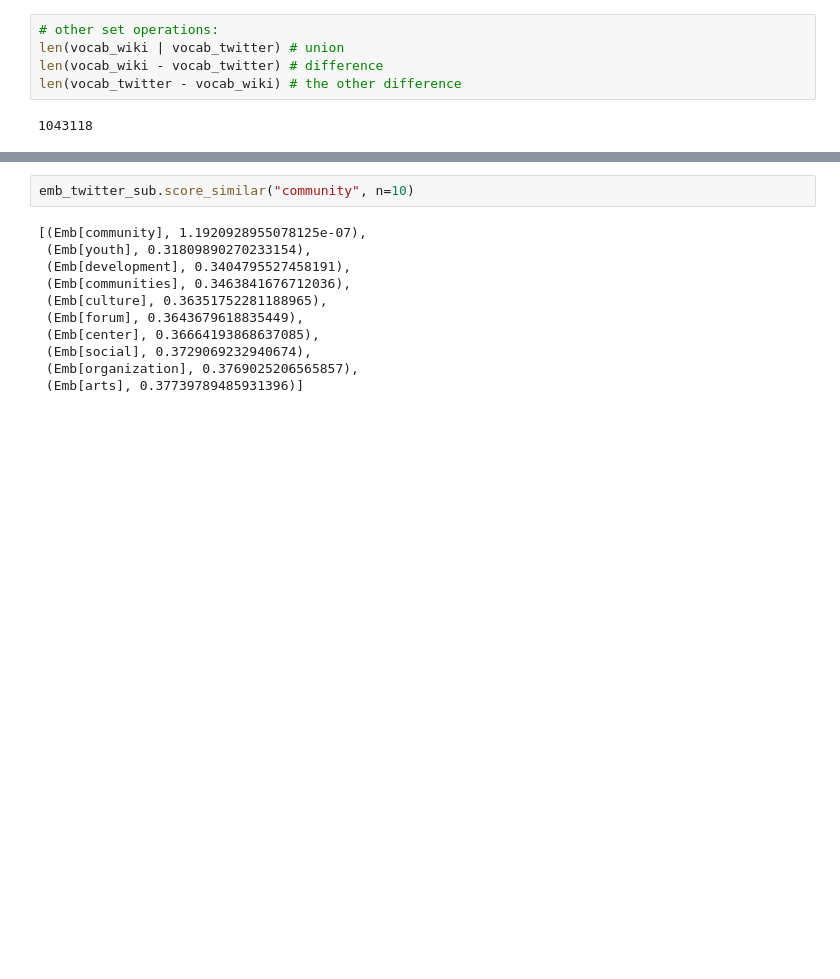
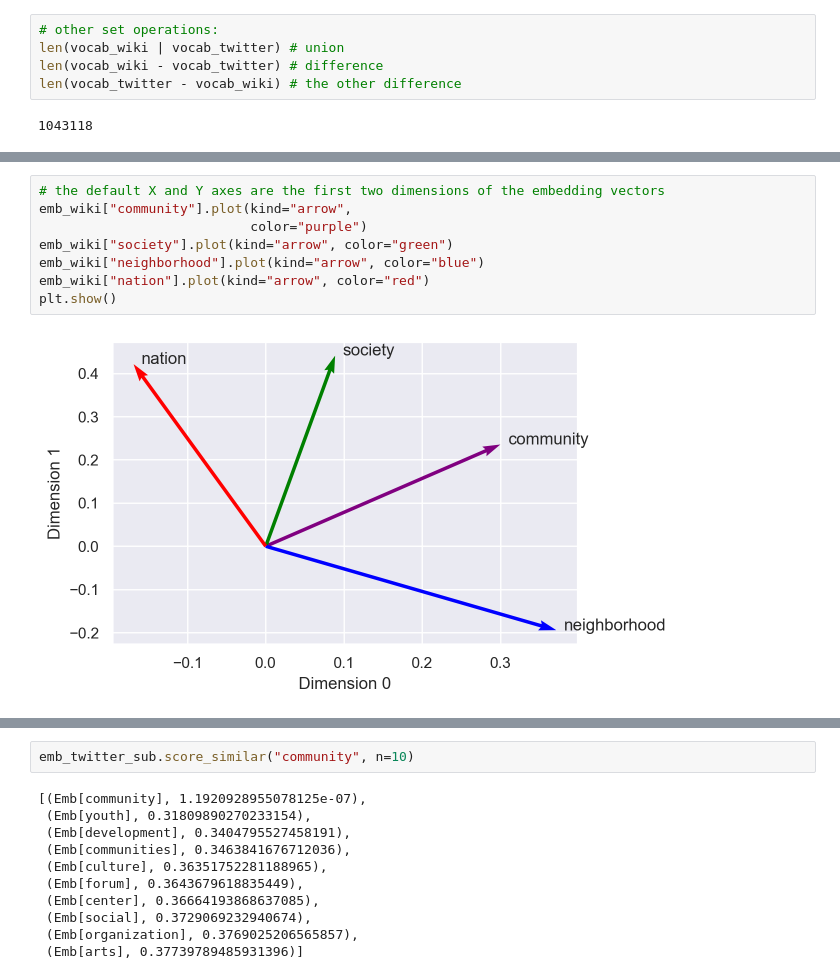
Before and after one commit to ccgilroy/community-discourse, a Jupyter notebook: word-similarity.ipynb, the cells around one changed output, grey strips where cells are left out. Saved outputs shown, nothing was run; the diff lists cells and outputs as text; blank space fills up the shorter version.

```diff
--- a/word-similarity.ipynb
+++ b/word-similarity.ipynb
@@ -121,0 +170,10 @@ emb_twitter_sub = emb_twitter[common_vocab]
+# %%
+# the default X and Y axes are the first two dimensions of the embedding vectors
+emb_wiki["community"].plot(kind="arrow",
+                           color="purple")
+emb_wiki["society"].plot(kind="arrow", color="green")
+emb_wiki["neighborhood"].plot(kind="arrow", color="blue")
+emb_wiki["nation"].plot(kind="arrow", color="red")
+plt.show()
+# %% [output]
+[figure, added]
```
Also changed, not shown: parts of 31 cells of this notebook, 7 other files.
